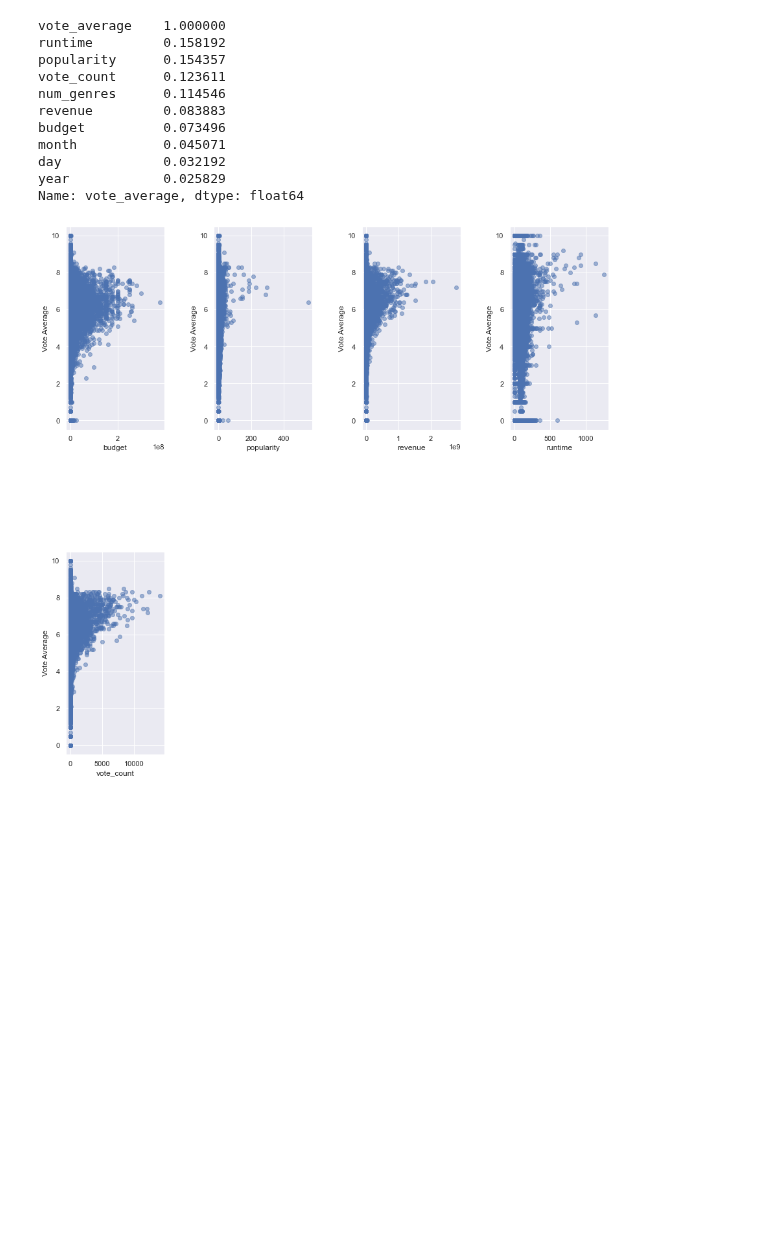
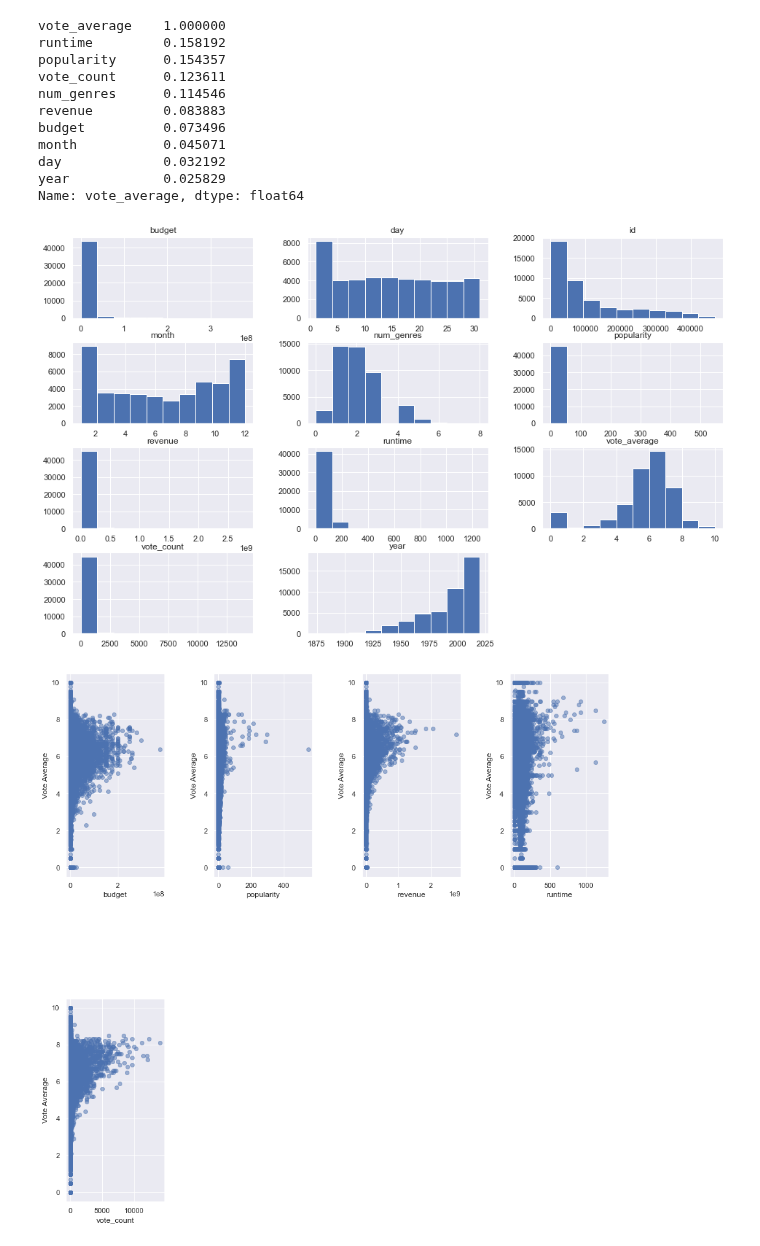
Before and after one commit to sathwikkes/Movie-Recommender-System, a Jupyter notebook: Data-Wrangling-&-Exploratory-Data-Analysis.ipynb, the cells around one changed output. Drawn from its saved outputs; the diff is of its cells as text; code cells hidden in the pictures; blank space fills up the shorter version.

Commit message:
added chart, removed chart

```diff
--- a/Data-Wrangling-&-Exploratory-Data-Analysis.ipynb
+++ b/Data-Wrangling-&-Exploratory-Data-Analysis.ipynb
@@ -1274,6 +1280,12 @@ month           0.045071
 day             0.032192
 year            0.025829
 Name: vote_average, dtype: float64
+# %%
+fig ,ax = plt.subplots(figsize=(16,10))
+movies.hist(ax=ax)
+plt.show()
+# %% [output]
+[figure, added]
 # %%
 def scatterplots(columns, ncol=None, figsize=(15, 8)):
     if ncol is None:
```
Also changed, not shown: parts of 5 cells of this notebook.
